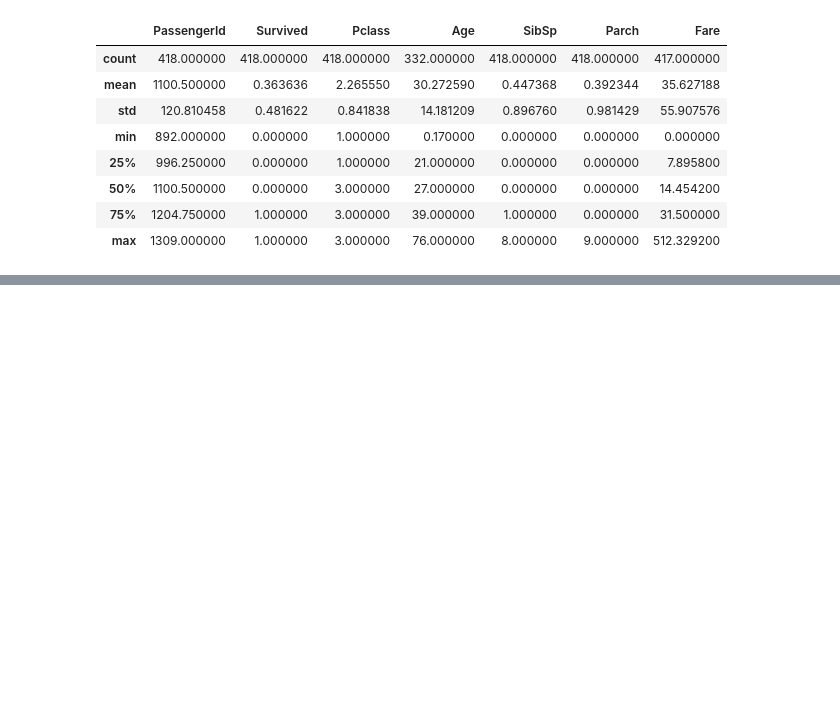
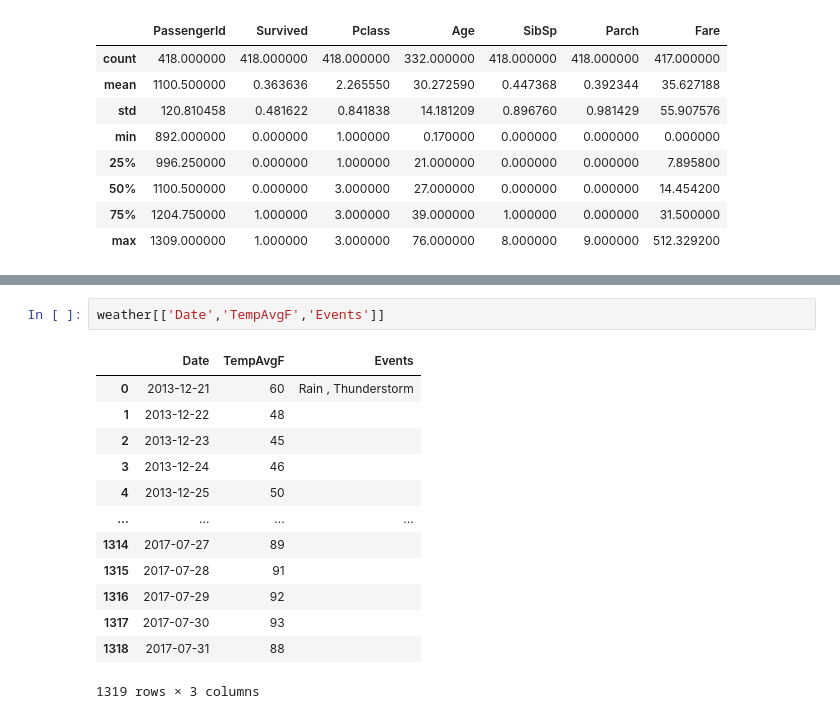
Before and after one commit to yash06chourasia/Python-ML-training, a Jupyter notebook: Dataset/panda.ipynb, the cells around one changed output, grey strips where cells are left out. Cells and saved outputs as stored; diff of their text form; blank space fills up the shorter version.

```diff
--- a/Dataset/panda.ipynb
+++ b/Dataset/panda.ipynb
@@ -217,0 +315,16 @@ titanic.describe()
+# %%
+weather[['Date','TempAvgF','Events']]
+# %% [output]
+|  | Date | TempAvgF | Events |
+| 0 | 2013-12-21 | 60 | Rain , Thunderstorm |
+| 1 | 2013-12-22 | 48 |  |
+| 2 | 2013-12-23 | 45 |  |
+| 3 | 2013-12-24 | 46 |  |
+| 4 | 2013-12-25 | 50 |  |
+| ... | ... | ... | ... |
+| 1314 | 2017-07-27 | 89 |  |
+| 1315 | 2017-07-28 | 91 |  |
+| 1316 | 2017-07-29 | 92 |  |
+| 1317 | 2017-07-30 | 93 |  |
+| 1318 | 2017-07-31 | 88 |  |
+1319 rows × 3 columns
```
Also changed, not shown: parts of 10 cells of this notebook.
